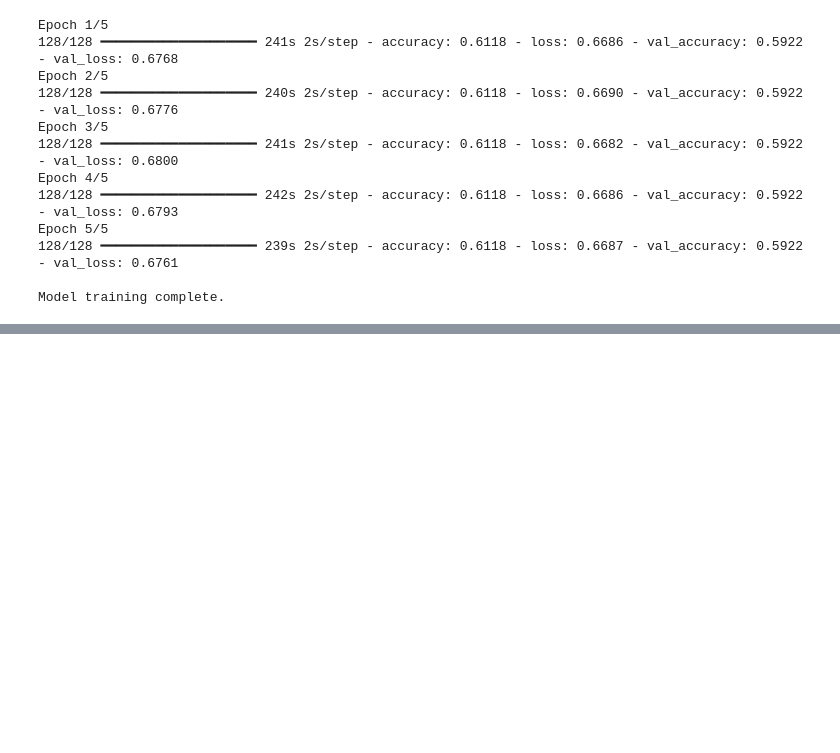
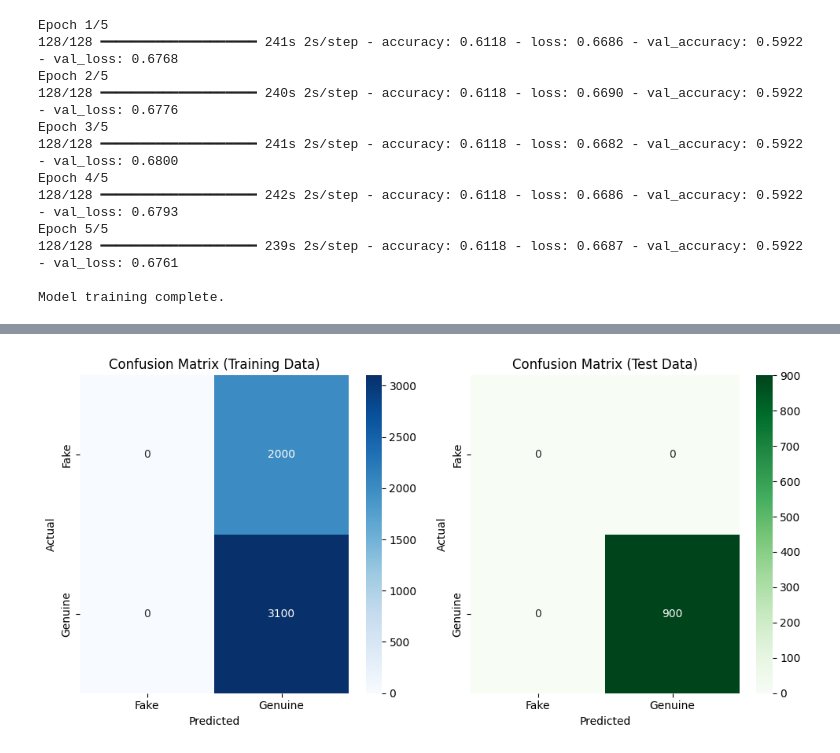
Before and after one commit to abilashkannanv/AIML, a Jupyter notebook: TrustCart_Phase2_Fake_Review_Detection.ipynb, the cells around one changed output, grey strips where cells are left out. Saved outputs shown, nothing was run; the diff lists cells and outputs as text; code cells hidden in the pictures; blank space fills up the shorter version.

```diff
--- a/TrustCart_Phase2_Fake_Review_Detection.ipynb
+++ b/TrustCart_Phase2_Fake_Review_Detection.ipynb
@@ -408,0 +444,15 @@ Model training complete.
+# %%
+from sklearn.metrics import classification_report, confusion_matrix
+import numpy as np
+import matplotlib.pyplot as plt
+import seaborn as sns
+
+# Generate predictions for the training set
+y_pred_train_proba = model.predict(X_train)
+y_pred_train = (y_pred_train_proba > 0.5).astype(int) # Convert probabilities to binary predictions
+
+# Generate predictions for the test set
+y_pred_test_proba = model.predict(X_test)
+y_pred_test = (y_pred_test_proba > 0.5).astype(int) # Convert probabilities to binary predictions
+
+print("Predictions generated for training and test sets.")
@@ -408,0 +492,22 @@ Model training complete.
+# %%
+# Plot Confusion Matrix for Training Data
+cm_train = confusion_matrix(y_train, y_pred_train, labels=[0, 1])
+plt.figure(figsize=(10, 5))
+plt.subplot(1, 2, 1)
+sns.heatmap(cm_train, annot=True, fmt='d', cmap='Blues', xticklabels=['Fake', 'Genuine'], yticklabels=['Fake', 'Genuine'])
+plt.title('Confusion Matrix (Training Data)')
+plt.xlabel('Predicted')
+plt.ylabel('Actual')
+
+# Plot Confusion Matrix for Test Data
+cm_test = confusion_matrix(y_test, y_pred_test, labels=[0, 1])
+plt.subplot(1, 2, 2)
+sns.heatmap(cm_test, annot=True, fmt='d', cmap='Greens', xticklabels=['Fake', 'Genuine'], yticklabels=['Fake', 'Genuine'])
+plt.title('Confusion Matrix (Test Data)')
+plt.xlabel('Predicted')
+plt.ylabel('Actual')
+
+plt.tight_layout()
+plt.show()
+# %% [output]
+[figure, added]
```
Also changed, not shown: parts of 7 cells of this notebook.
